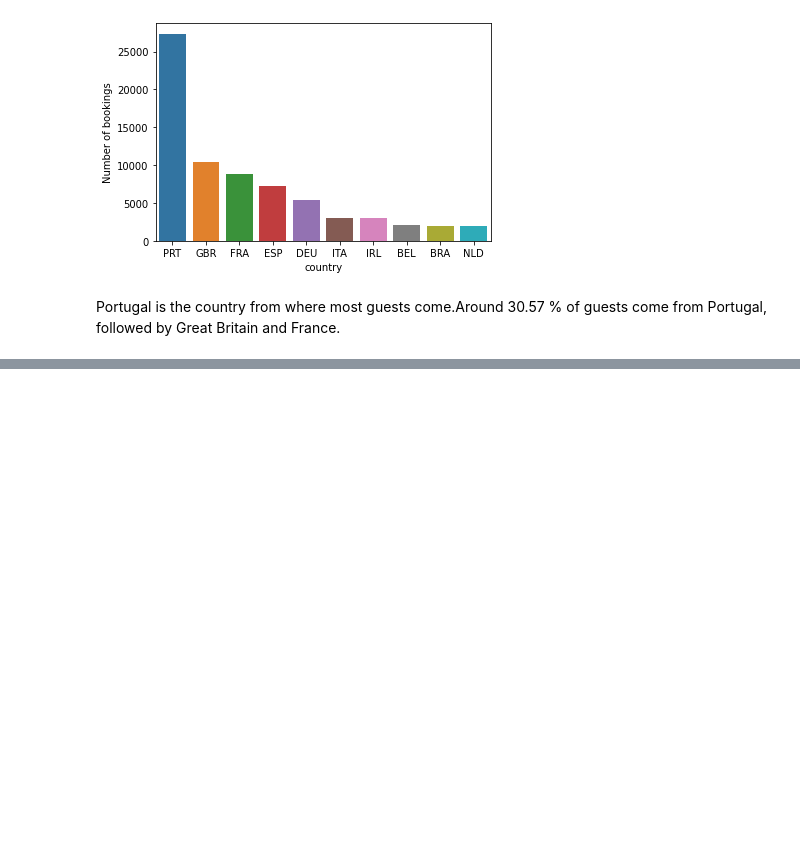
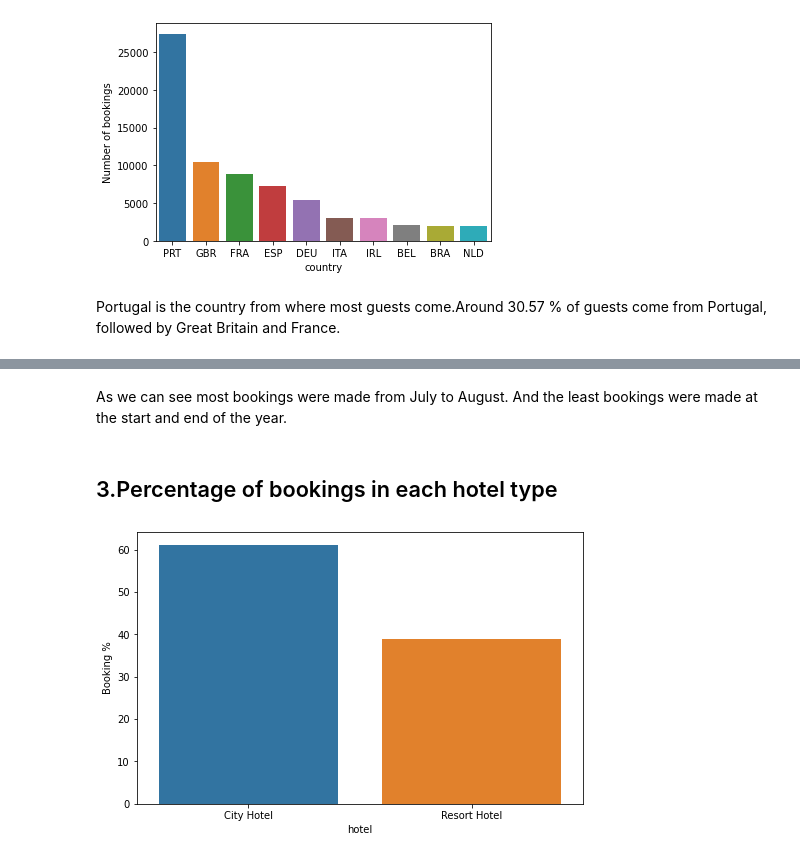
Before and after one commit to SakshamTripathi1996/Data-Science, a Jupyter notebook: Saksham_Hotel_Booking_Analysis_Capstone_Project.ipynb, the cells around one changed output, grey strips where cells are left out. Drawn from its saved outputs; the diff is of its cells as text; code cells hidden in the pictures; blank space fills up the shorter version.

```diff
--- a/Saksham_Hotel_Booking_Analysis_Capstone_Project.ipynb
+++ b/Saksham_Hotel_Booking_Analysis_Capstone_Project.ipynb
@@ -241,3 +177,0 @@ Name: is_canceled, dtype: int64
-# %%
-sns.set_style('whitegrid')
-sns.countplot(x='is_canceled',data=data)
@@ -563,0 +203,12 @@ for p in ax.patches:
+# %% [markdown]
+As we can see most bookings were made from July to August. And the least bookings were made at the start and end of the year.
+# %% [markdown]
+## 3.Percentage of bookings in each hotel type
+# %%
+grp_by_hotel=data.groupby('hotel')
+d1=pd.DataFrame((grp_by_hotel.size()/data.shape[0])*100).reset_index().rename(columns={0:'Booking %'})
+plt.figure(figsize=(8,5))
+sns.barplot(x=d1['hotel'],y=d1['Booking %'])
+plt.show()
+# %% [output]
+[figure, added]
```
Also changed, not shown: parts of 84 cells of this notebook.
